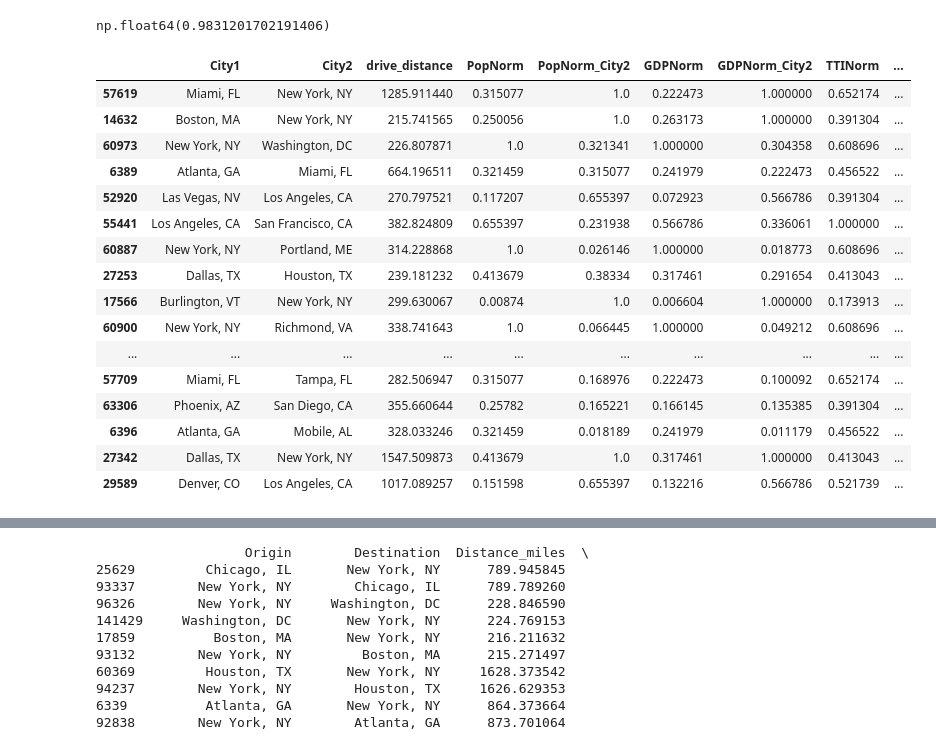
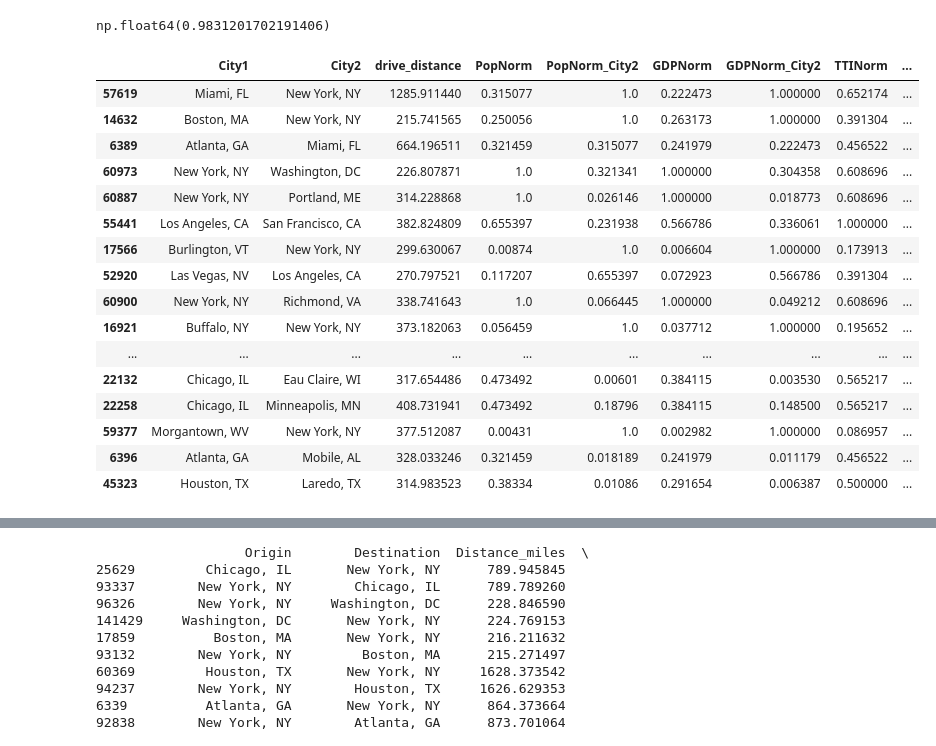
Before and after one commit to mamaOcoder/highspeedrail, a Jupyter notebook: code/City Pairs model-update.ipynb, the cells around one changed output, grey strips where cells are left out. Cells and saved outputs as stored; diff of their text form; code cells hidden in the pictures.

```diff
--- a/code/City Pairs model-update.ipynb
+++ b/code/City Pairs model-update.ipynb
@@ -101,8 +101,8 @@ demand_weight = 0.4
 
 # Relationship contributions
 dist_weight = 0.4
-efficiency_weight = 0.2
-cp_demand_weight = 0.4
+efficiency_weight = 0.1
+cp_demand_weight = 0.5
 
 # Use cluster as a boost
 cluster_weight = 0.15
@@ -113,45 +113,45 @@ def calculate_score(row):
                           gdp_weight * row['GDPNorm'] +
                           tti_weight * row['TTINorm'] +
                           demand_weight * row['demand_score_norm'])# +
                           #proximity_weight * row['proximity_score'])
     city2_contribution = (population_weight * row['PopNorm_City2'] +
                           gdp_weight * row['GDPNorm_City2'] +
                           tti_weight * row['TTINorm_City2'] +
                           demand_weight * row['demand_score_norm_City2'])# +
                           #proximity_weight * row['proximity_score_City2'])
 
     pair_contribution = (dist_weight * row['gaus_dist_weight'] +
                          efficiency_weight * row['efficiency_score_norm'] +
                          cp_demand_weight * row['demand_weight'])
 
     # Boost the score if the city pair is in the same cluster
     same_cluster_boost = cluster_weight if row['cluster_id'] == row['cluster_id_City2'] else 0
 
     return ((1/4) * city1_contribution +
             (1/4) * city2_contribution +
             (1/2) * pair_contribution +
             same_cluster_boost)
 
 # Calculate total and normalized scores
 city_pairs['Total_Score'] = city_pairs.apply(calculate_score, axis=1)
-# city_pairs['Normalized_Score'] = (city_pairs['Total_Score'] / city_pairs['Total_Score'].max())
+#city_pairs['Normalized_Score'] = (city_pairs['Total_Score'] / city_pairs['Total_Score'].max())
 results = city_pairs.sort_values(by='Total_Score', ascending=False)
 results[['City1','City2','drive_distance','PopNorm','PopNorm_City2','GDPNorm','GDPNorm_City2','TTINorm','TTINorm_City2','demand_score_norm','demand_score_norm_City2','proximity_score','proximity_score_City2','gaus_dist_weight','efficiency_score_norm','demand_weight','cluster_id','cluster_id_City2','Total_Score']].head(50)
 # %% [output]
 |  | City1 | City2 | drive_distance | PopNorm | PopNorm_City2 | GDPNorm | GDPNorm_City2 | TTINorm | ... |
 | 57619 | Miami, FL | New York, NY | 1285.911440 | 0.315077 | 1.0 | 0.222473 | 1.000000 | 0.652174 | ... |
 | 14632 | Boston, MA | New York, NY | 215.741565 | 0.250056 | 1.0 | 0.263173 | 1.000000 | 0.391304 | ... |
+| 6389 | Atlanta, GA | Miami, FL | 664.196511 | 0.321459 | 0.315077 | 0.241979 | 0.222473 | 0.456522 | ... |
 | 60973 | New York, NY | Washington, DC | 226.807871 | 1.0 | 0.321341 | 1.000000 | 0.304358 | 0.608696 | ... |
-| 6389 | Atlanta, GA | Miami, FL | 664.196511 | 0.321459 | 0.315077 | 0.241979 | 0.222473 | 0.456522 | ... |
+| 60887 | New York, NY | Portland, ME | 314.228868 | 1.0 | 0.026146 | 1.000000 | 0.018773 | 0.608696 | ... |
+| 55441 | Los Angeles, CA | San Francisco, CA | 382.824809 | 0.655397 | 0.231938 | 0.566786 | 0.336061 | 1.000000 | ... |
+| 17566 | Burlington, VT | New York, NY | 299.630067 | 0.00874 | 1.0 | 0.006604 | 1.000000 | 0.173913 | ... |
 | 52920 | Las Vegas, NV | Los Angeles, CA | 270.797521 | 0.117207 | 0.655397 | 0.072923 | 0.566786 | 0.391304 | ... |
-| 55441 | Los Angeles, CA | San Francisco, CA | 382.824809 | 0.655397 | 0.231938 | 0.566786 | 0.336061 | 1.000000 | ... |
-| 60887 | New York, NY | Portland, ME | 314.228868 | 1.0 | 0.026146 | 1.000000 | 0.018773 | 0.608696 | ... |
-| 27253 | Dallas, TX | Houston, TX | 239.181232 | 0.413679 | 0.38334 | 0.317461 | 0.291654 | 0.413043 | ... |
-| 17566 | Burlington, VT | New York, NY | 299.630067 | 0.00874 | 1.0 | 0.006604 | 1.000000 | 0.173913 | ... |
 | 60900 | New York, NY | Richmond, VA | 338.741643 | 1.0 | 0.066445 | 1.000000 | 0.049212 | 0.608696 | ... |
+| 16921 | Buffalo, NY | New York, NY | 373.182063 | 0.056459 | 1.0 | 0.037712 | 1.000000 | 0.195652 | ... |
 | ... | ... | ... | ... | ... | ... | ... | ... | ... | ... |
-| 57709 | Miami, FL | Tampa, FL | 282.506947 | 0.315077 | 0.168976 | 0.222473 | 0.100092 | 0.652174 | ... |
-| 63306 | Phoenix, AZ | San Diego, CA | 355.660644 | 0.25782 | 0.165221 | 0.166145 | 0.135385 | 0.391304 | ... |
+| 22132 | Chicago, IL | Eau Claire, WI | 317.654486 | 0.473492 | 0.00601 | 0.384115 | 0.003530 | 0.565217 | ... |
+| 22258 | Chicago, IL | Minneapolis, MN | 408.731941 | 0.473492 | 0.18796 | 0.384115 | 0.148500 | 0.565217 | ... |
+| 59377 | Morgantown, WV | New York, NY | 377.512087 | 0.00431 | 1.0 | 0.002982 | 1.000000 | 0.086957 | ... |
 | 6396 | Atlanta, GA | Mobile, AL | 328.033246 | 0.321459 | 0.018189 | 0.241979 | 0.011179 | 0.456522 | ... |
-| 27342 | Dallas, TX | New York, NY | 1547.509873 | 0.413679 | 1.0 | 0.317461 | 1.000000 | 0.413043 | ... |
-| 29589 | Denver, CO | Los Angeles, CA | 1017.089257 | 0.151598 | 0.655397 | 0.132216 | 0.566786 | 0.521739 | ... |
+| 45323 | Houston, TX | Laredo, TX | 314.983523 | 0.38334 | 0.01086 | 0.291654 | 0.006387 | 0.500000 | ... |
```
Also changed, not shown: parts of 6 cells of this notebook, 1 other file.
